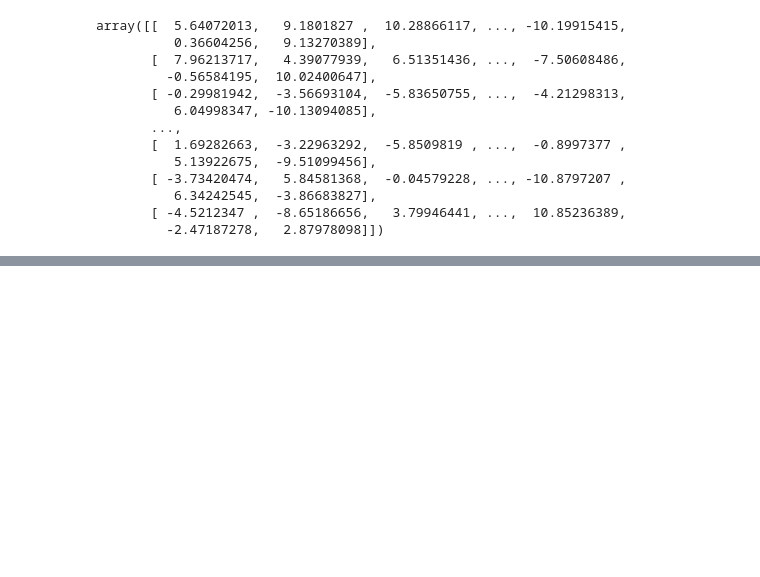
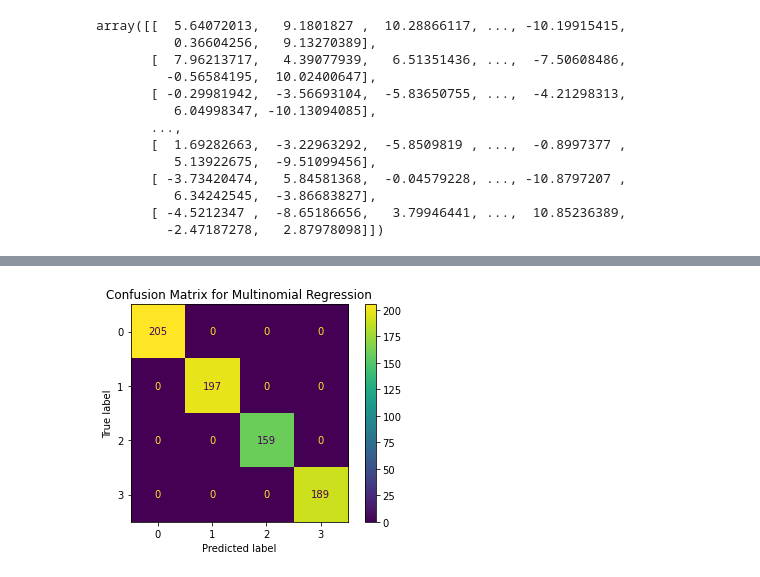
Before and after one commit to not-anwaar/quant_spec_coding_atlanta, a Jupyter notebook: Question1/Q1 - Unsupervised and Supervised Learning.ipynb, the cells around one changed output, grey strips where cells are left out. Saved outputs shown, nothing was run; the diff lists cells and outputs as text; code cells hidden in the pictures; blank space fills up the shorter version.

```diff
--- a/Question1/Q1 - Unsupervised and Supervised Learning.ipynb
+++ b/Question1/Q1 - Unsupervised and Supervised Learning.ipynb
@@ -173,0 +191,9 @@ weighted avg       0.99      0.99      0.99       750
+# %%
+# Visualize confusion matrix for Multinomial Logistic Regression
+from sklearn.metrics import ConfusionMatrixDisplay
+disp_multi = ConfusionMatrixDisplay(confusion_matrix=confusion, display_labels=["0",  "1", "2", "3"])
+disp_multi.plot()
+plt.title("Confusion Matrix for Multinomial Regression")
+plt.show()
+# %% [output]
+[figure, added]
```
Also changed, not shown: parts of 14 cells of this notebook.
